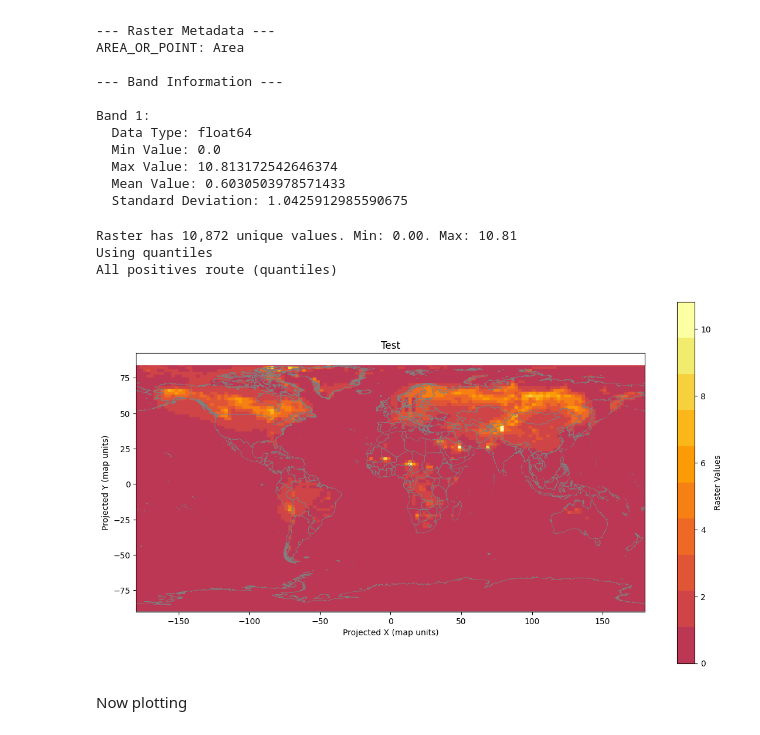
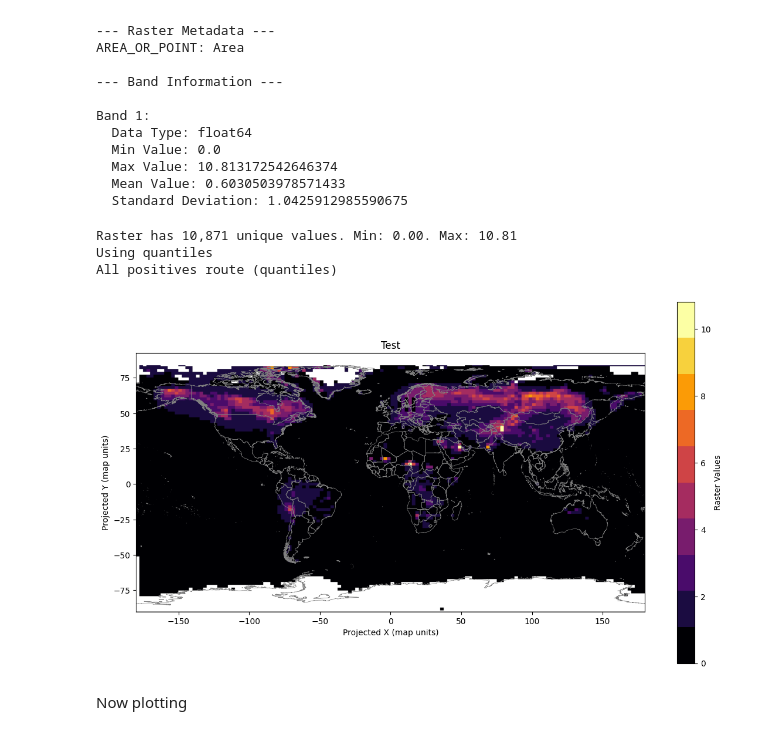
Before and after one commit to cloyolaangosto/SBTN_Land_LEAFs, a Jupyter notebook: paper/Paper_Graphs_Figures.ipynb, the cells around one changed output. Saved outputs shown, nothing was run; the diff lists cells and outputs as text; code cells hidden in the pictures.

Commit message:
Changes to plotting maps, kept generating maps

```diff
--- a/paper/Paper_Graphs_Figures.ipynb
+++ b/paper/Paper_Graphs_Figures.ipynb
@@ -81,12 +81,12 @@ Band 1:
   Mean Value: 0.6030503978571433
   Standard Deviation: 1.0425912985590675
 # %%
-mp.plot_raster_on_world_extremes_cutoff(so2_raster_fp, title="Test", perc_cutoff=0, quantiles=10, cmap="inferno")
+mp.plot_raster_on_world_extremes_cutoff(so2_raster_fp, title="Test", perc_cutoff=0, quantiles=10, cmap="inferno", eliminate_zeros=True)
 # %% [output]
-Raster has 10,872 unique values. Min: 0.00. Max: 10.81
+Raster has 10,871 unique values. Min: 0.00. Max: 10.81
 Using quantiles
 All positives route (quantiles)
-[figure, old version]
+[figure, new version]
 # %% [markdown]
 Now plotting
 # %%
```
Also changed, not shown: parts of 33 cells of this notebook, 2 other files.
